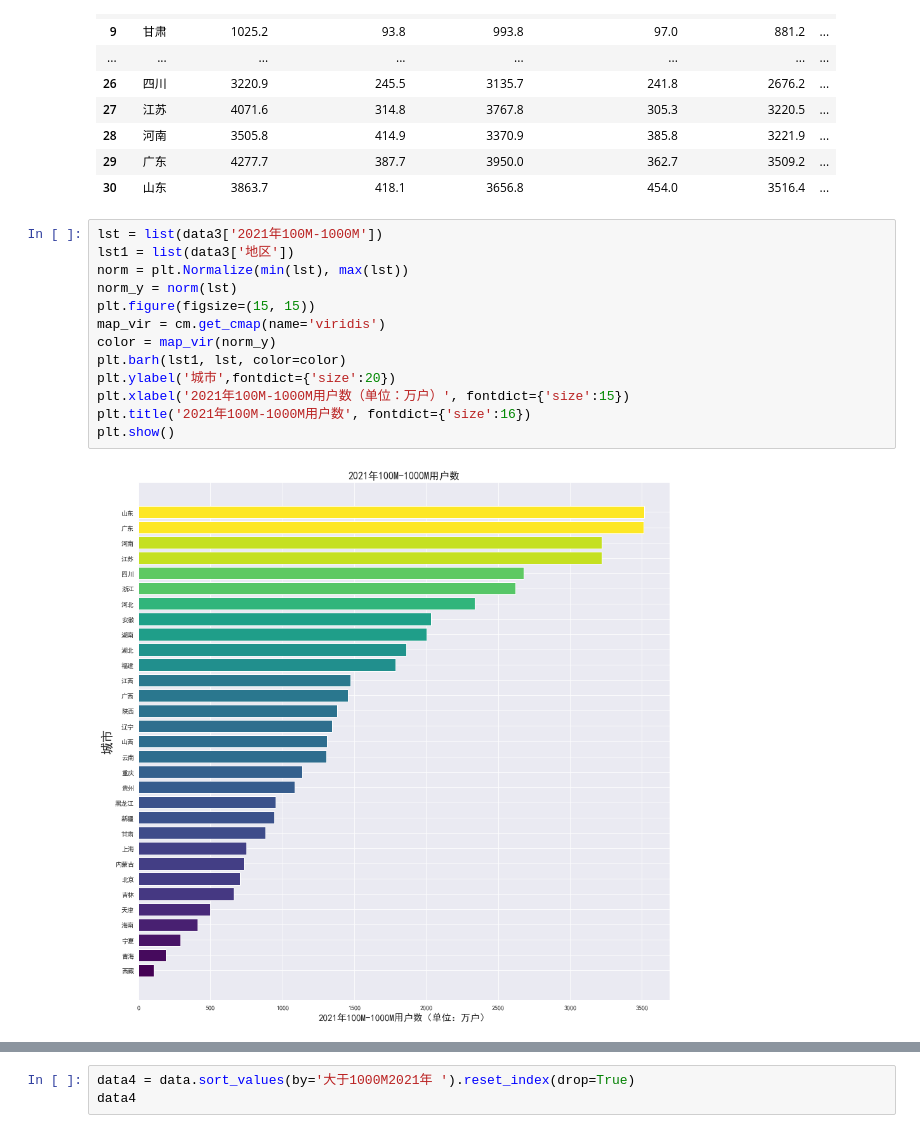
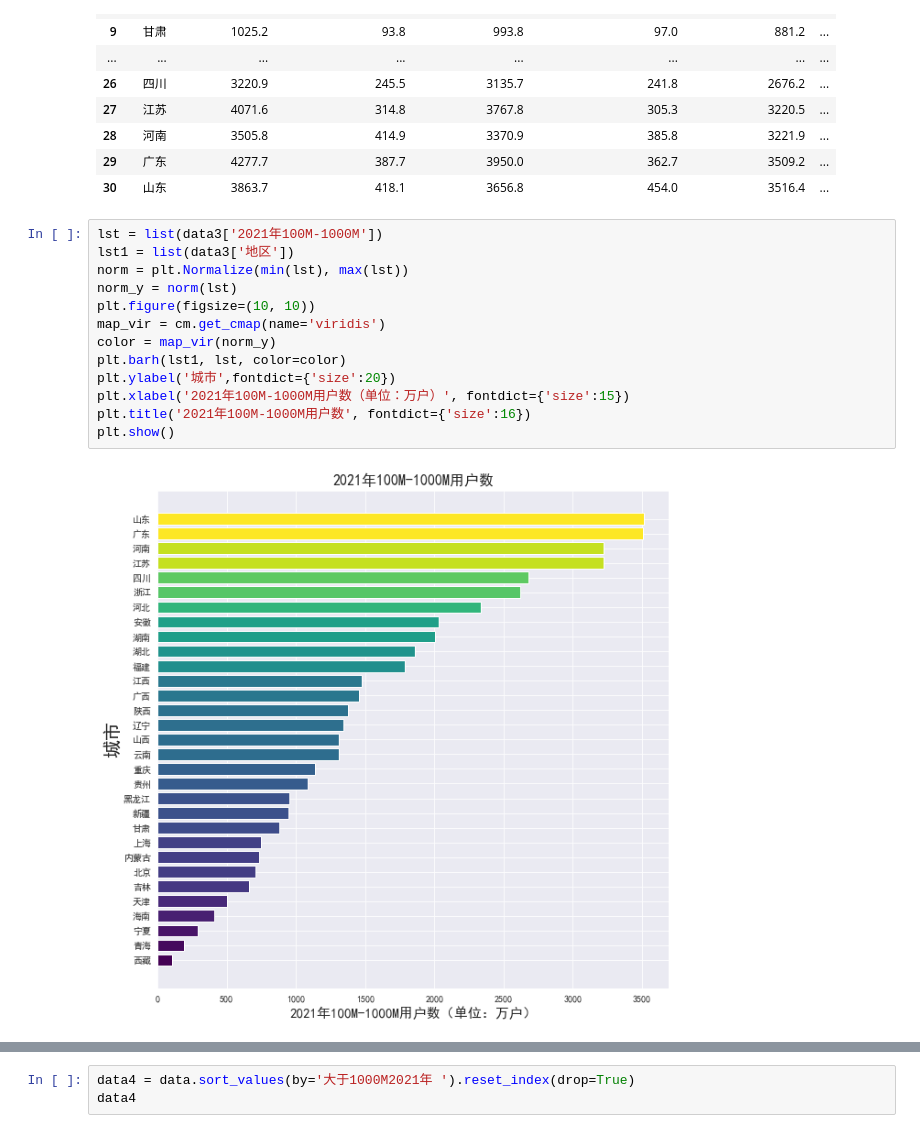
Before and after one commit to TakanashiXny/Introduction-of-DaSE, a Jupyter notebook: final/final3.ipynb, the cells around one changed output, grey strips where cells are left out. Saved outputs shown, nothing was run; the diff lists cells and outputs as text.

```diff
--- a/final/final3.ipynb
+++ b/final/final3.ipynb
@@ -157,15 +219,15 @@ data3
 # %%
 lst = list(data3['2021年100M-1000M'])
 lst1 = list(data3['地区'])
 norm = plt.Normalize(min(lst), max(lst))
 norm_y = norm(lst)
-plt.figure(figsize=(15, 15))
+plt.figure(figsize=(10, 10))
 map_vir = cm.get_cmap(name='viridis')
 color = map_vir(norm_y)
 plt.barh(lst1, lst, color=color)
 plt.ylabel('城市',fontdict={'size':20})
 plt.xlabel('2021年100M-1000M用户数（单位：万户）', fontdict={'size':15})
 plt.title('2021年100M-1000M用户数', fontdict={'size':16})
 plt.show()
 # %% [output]
-[figure, old version]
+[figure, new version]
```
Also changed, not shown: parts of 20 cells of this notebook.
